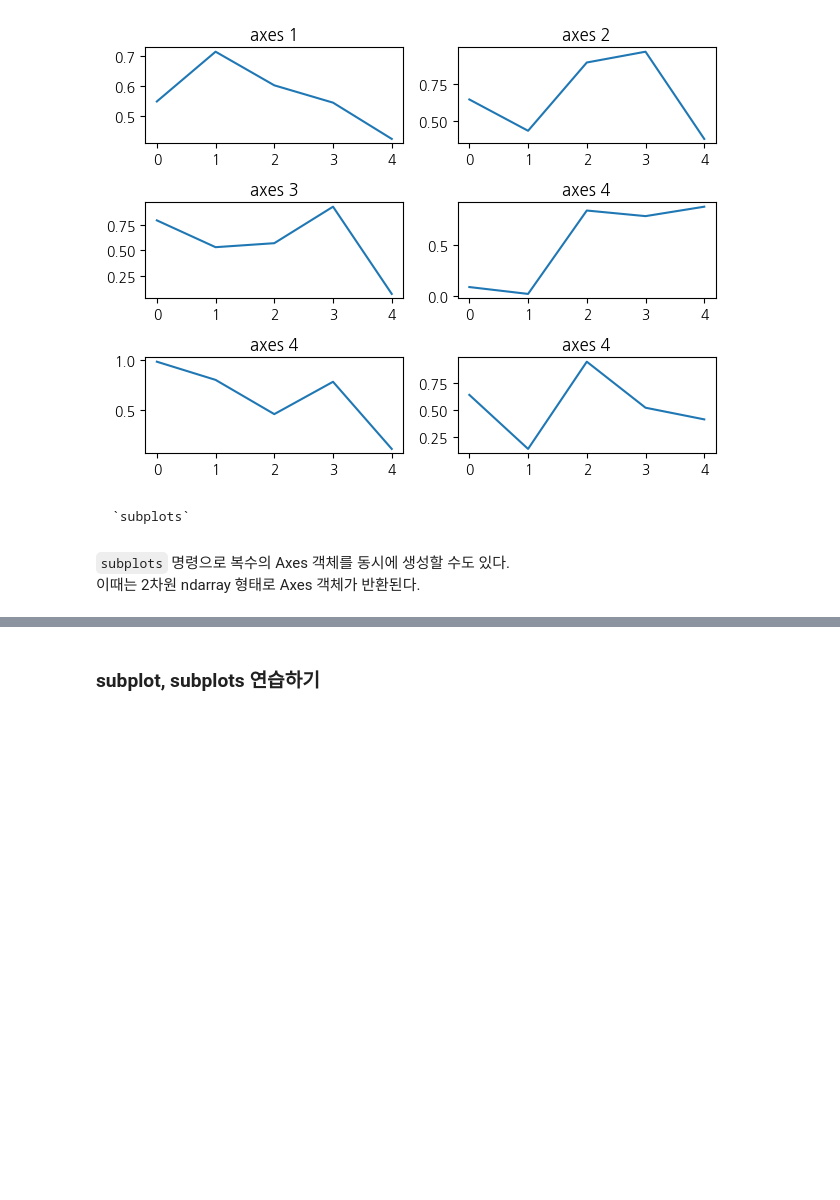
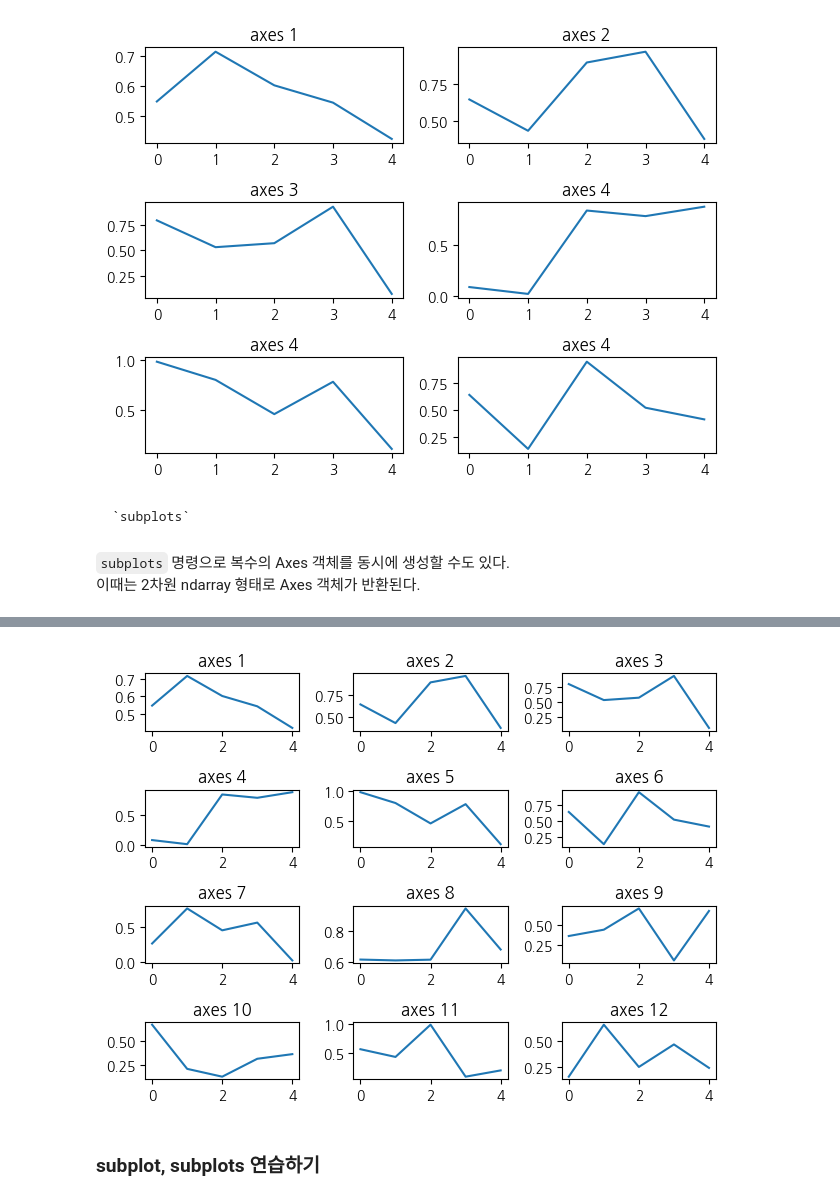
Before and after one commit to RealSlow123/wassup3, a Jupyter notebook: 02_Python_Collection/01_시각화 패키지 맷플롯리브 소개.ipynb, the cells around one changed output, grey strips where cells are left out. Saved outputs shown, nothing was run; the diff lists cells and outputs as text; code cells hidden in the pictures; blank space fills up the shorter version.

```diff
--- a/02_Python_Collection/01_시각화 패키지 맷플롯리브 소개.ipynb
+++ b/02_Python_Collection/01_시각화 패키지 맷플롯리브 소개.ipynb
@@ -961,2 +974,18 @@ plt.show()
+# %%
+x = 4
+y = 3
+
+np.random.seed(0)
+fig, axes = plt.subplots(x, y)
+
+for i in range(0, x):
+    for j in range(0, y):
+        axes[i, j].plot(np.random.rand(5))
+        axes[i, j].set_title(f"axes {(y*i+j+1)}")
+
+plt.tight_layout()
+plt.show()
+# %% [output]
+[figure, added]
 # %% [markdown]
 ### subplot, subplots 연습하기
```
Also changed, not shown: parts of 35 cells of this notebook, 42 other files.
